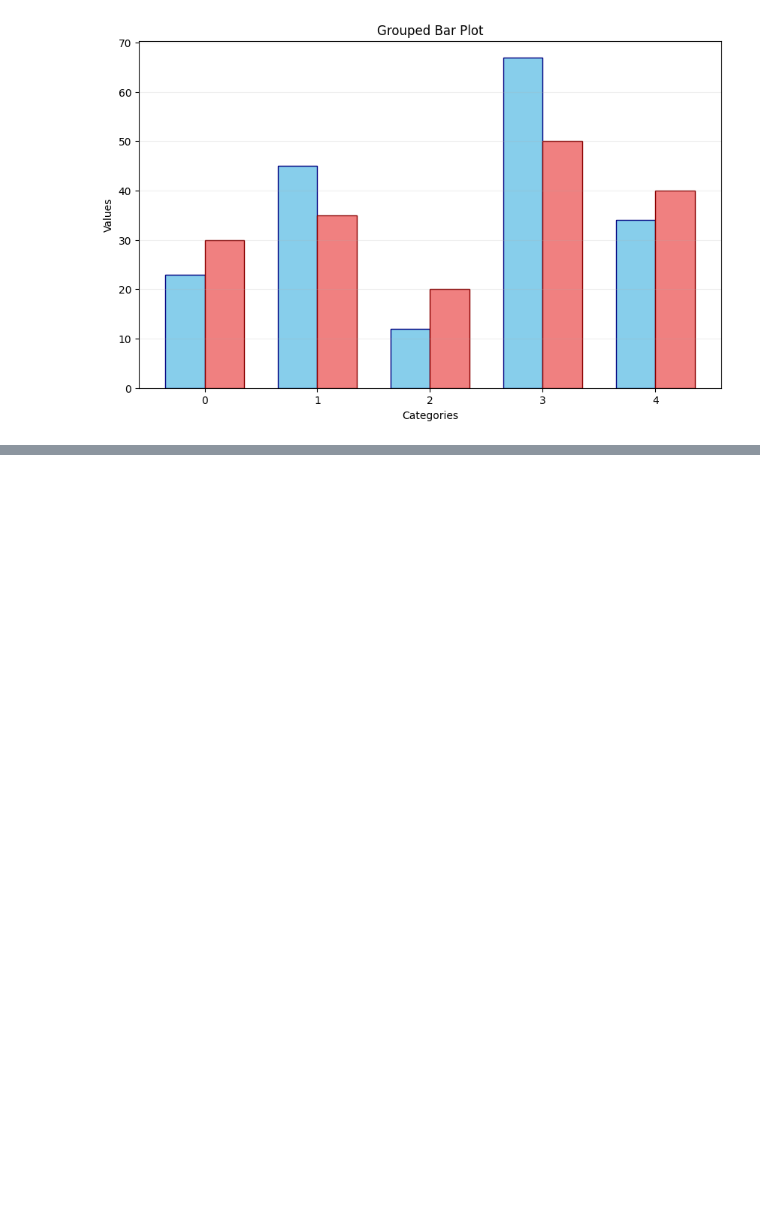
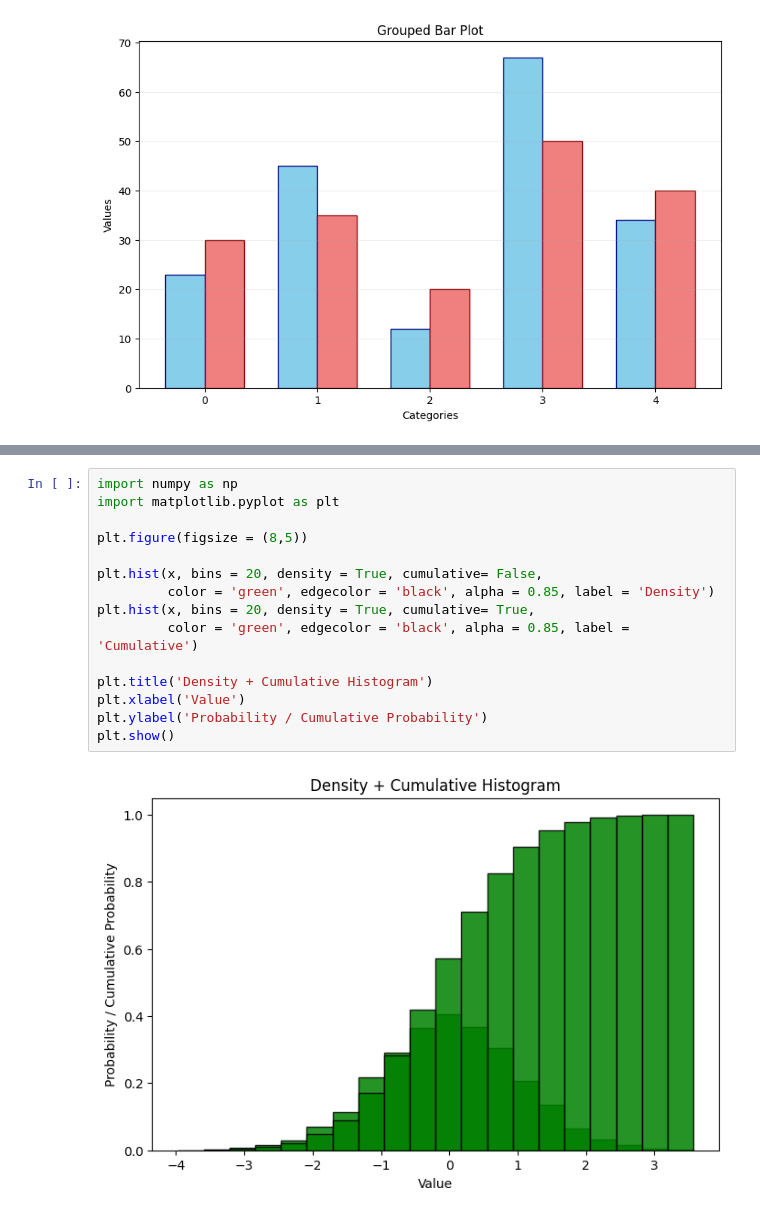
Before and after one commit to varunptel/Pythoning, a Jupyter notebook: Python_Matplotlib.ipynb, the cells around one changed output, grey strips where cells are left out. Drawn from its saved outputs; the diff is of its cells as text; blank space fills up the shorter version.

```diff
--- a/Python_Matplotlib.ipynb
+++ b/Python_Matplotlib.ipynb
@@ -375,0 +409,17 @@ plt.grid(axis = 'y', alpha = 0.2)
+# %%
+import numpy as np
+import matplotlib.pyplot as plt
+
+plt.figure(figsize = (8,5))
+
+plt.hist(x, bins = 20, density = True, cumulative= False,
+         color = 'green', edgecolor = 'black', alpha = 0.85, label = 'Density')
+plt.hist(x, bins = 20, density = True, cumulative= True,
+         color = 'green', edgecolor = 'black', alpha = 0.85, label = 'Cumulative')
+
+plt.title('Density + Cumulative Histogram')
+plt.xlabel('Value')
+plt.ylabel('Probability / Cumulative Probability')
+plt.show()
+# %% [output]
+[figure, added]
```
Also changed, not shown: parts of 5 cells of this notebook.
